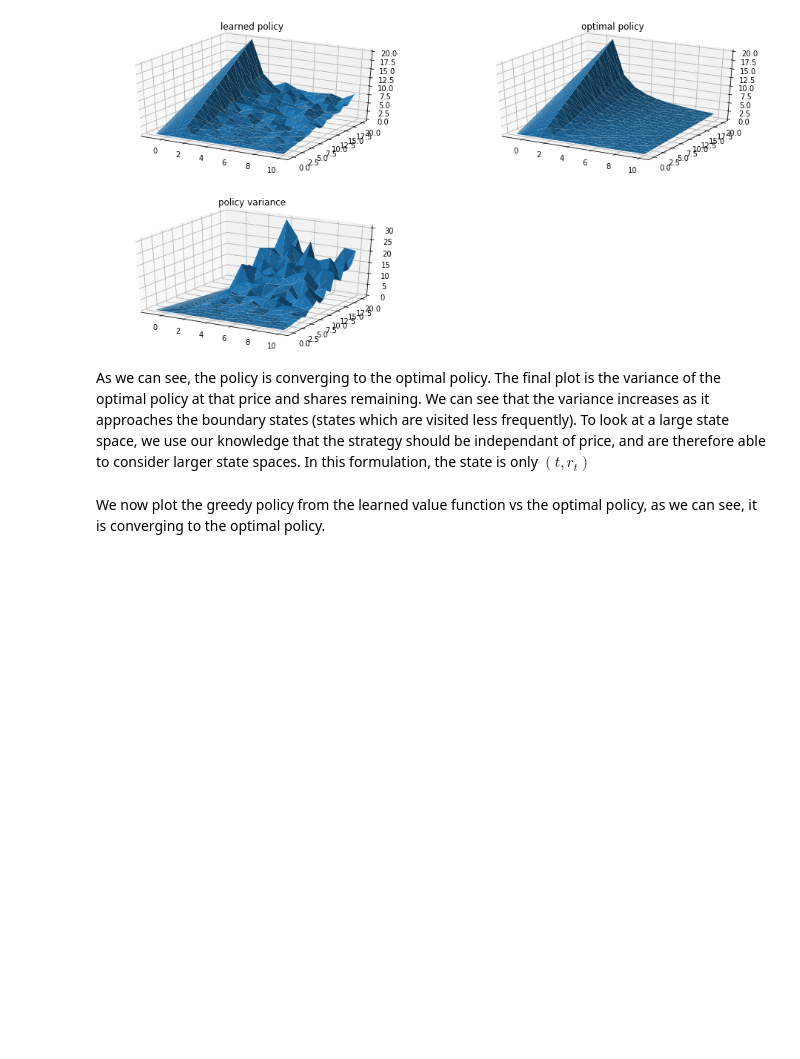
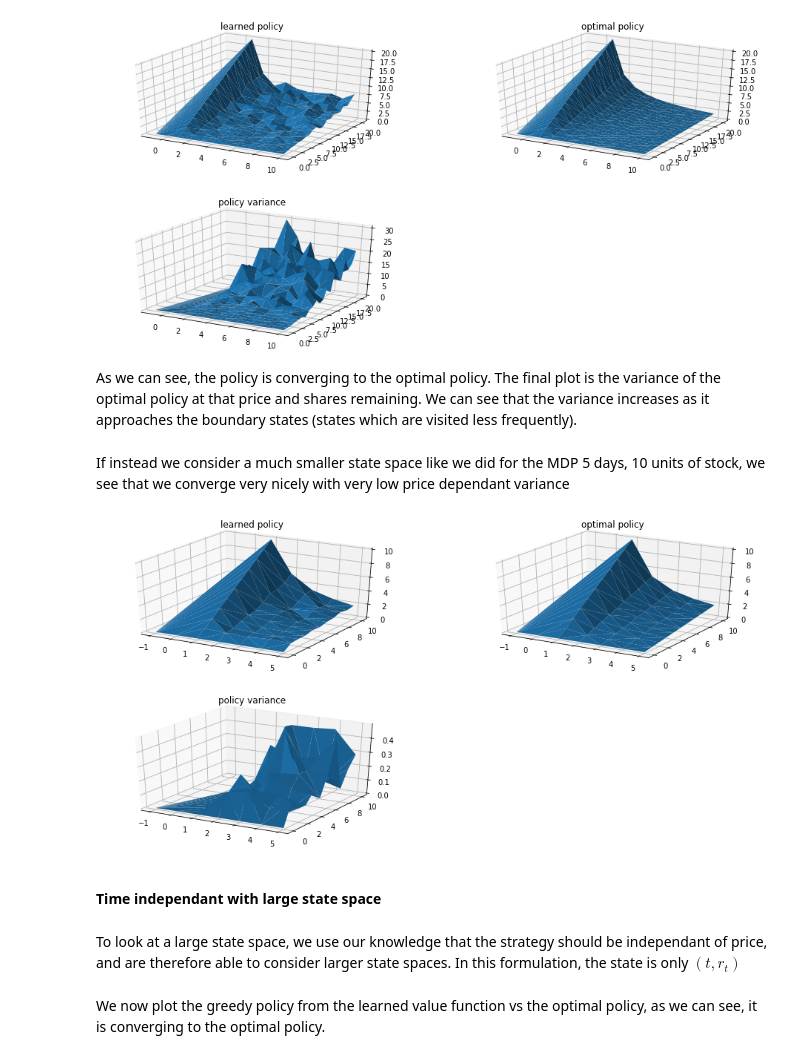
Before and after one commit to sven-lerner/cme_241, a Jupyter notebook: Optimal Order Execution.ipynb, the cells around one changed output. Saved outputs shown, nothing was run; the diff lists cells and outputs as text; code cells hidden in the pictures; blank space fills up the shorter version.

```diff
--- a/Optimal Order Execution.ipynb
+++ b/Optimal Order Execution.ipynb
@@ -97,7 +97,58 @@ plt.show()
 # %% [output]
 [figure]
 # %% [markdown]
-As we can see, the policy is converging to the optimal policy. The final plot is the variance of the optimal policy at that price and shares remaining. We can see that the variance increases as it approaches the boundary states (states which are visited less frequently). To look at a large state space, we use our knowledge that the strategy should be independant of price, and are therefore able to consider larger state spaces. In this formulation, the state is only $(t, r_t)$
+As we can see, the policy is converging to the optimal policy. The final plot is the variance of the optimal policy at that price and shares remaining. We can see that the variance increases as it approaches the boundary states (states which are visited less frequently).
+# %% [markdown]
+If instead we consider a much smaller state space like we did for the MDP 5 days, 10 units of stock, we see that we converge very nicely with very low price dependant variance
+# %%
+market = LPIMarket(25, alpha=0.01, beta=1)
+dsp = TimeDependantDumpStockRLProblem(5, 10, market)
+policy, q_func = dsp.solve(max_episodes=5e5)
+agg_policies = defaultdict(list)
+
+for state in dsp.states:
+    if state[0] > 0:
+        agg_policies[(state[0], state[1])] += [policy.get_action(state)]
+
+    else:
+        agg_policies[(state[0], state[1])] = [0]
+
+policyx, policyy, policyz = [], [], []
+policyvar = []
+optpolicyz = []
+for state in agg_policies:
+    policyx.append(state[0])
+    policyy.append(state[1])
+    policyz.append(np.mean(agg_policies[state]))
+    policyvar.append(np.var(agg_policies[state]))
+    if state[0] > 0:
+        optpolicyz.append(state[1]/state[0])
+    else:
+        optpolicyz.append(0)
+# %%
+fig = plt.figure(figsize=(16,8))
+
+ax = fig.add_subplot(2, 2, 2, projection='3d')
+ax.set_title('optimal policy')
+ax.plot_trisurf(policyx,policyy, optpolicyz)
+
+
+ax = fig.add_subplot(2, 2, 1, projection='3d')
+ax.set_title('learned policy')
+ax.plot_trisurf(policyx,policyy, policyz)
+
+
+ax = fig.add_subplot(2, 2, 3, projection='3d')
+ax.set_title('policy variance')
+ax.plot_trisurf(policyx,policyy, policyvar)
+
+plt.show()
+# %% [output]
+[figure, added]
+# %% [markdown]
+#### Time independant with large state space
+# %% [markdown]
+To look at a large state space, we use our knowledge that the strategy should be independant of price, and are therefore able to consider larger state spaces. In this formulation, the state is only $(t, r_t)$
 # %%
 market = LPIMarket(150, alpha=0.01, beta=1)
 dsp = DumpStockRLProblem(10, 50, market)
```
Also changed, not shown: parts of 1 cell of this notebook.
